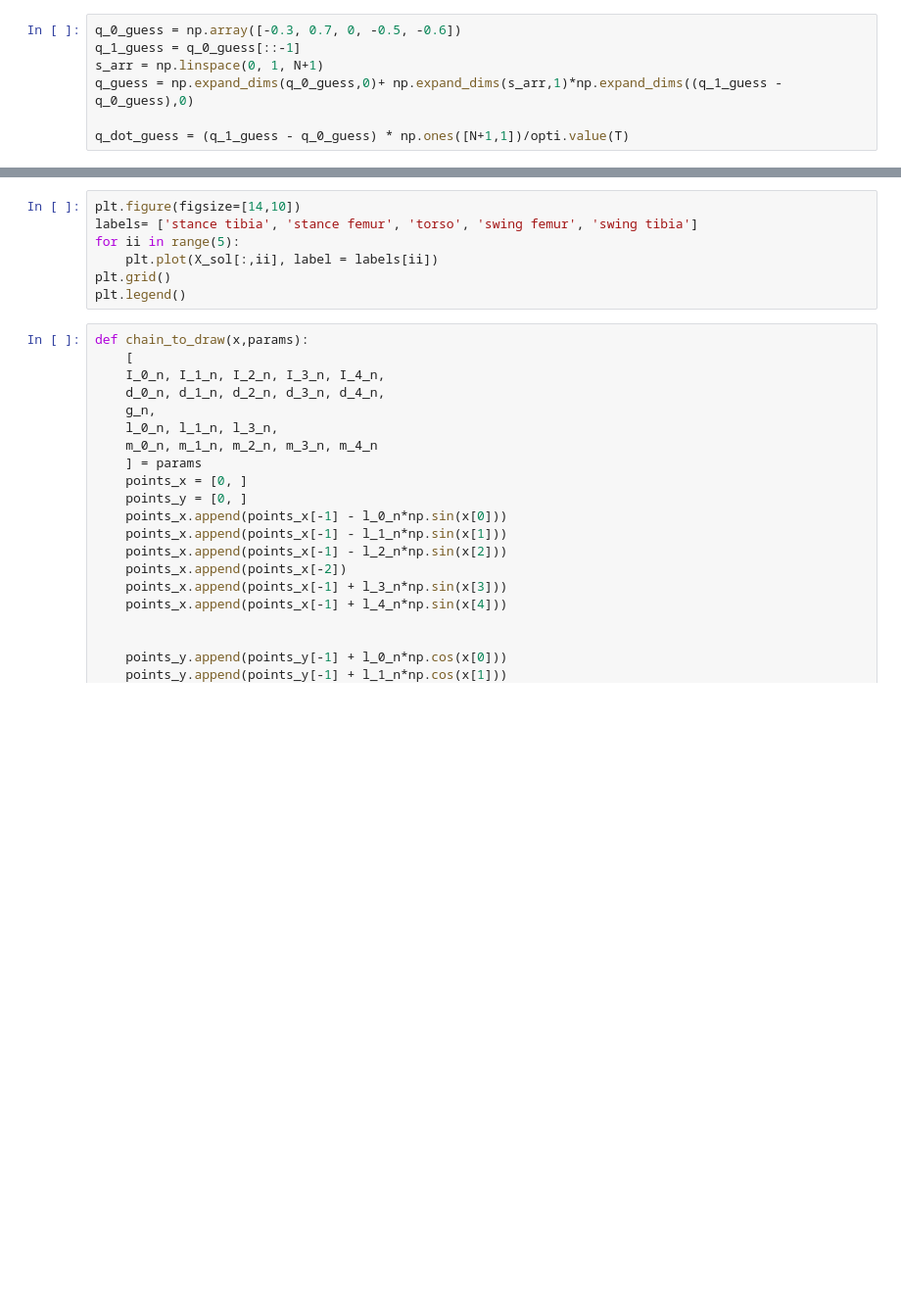
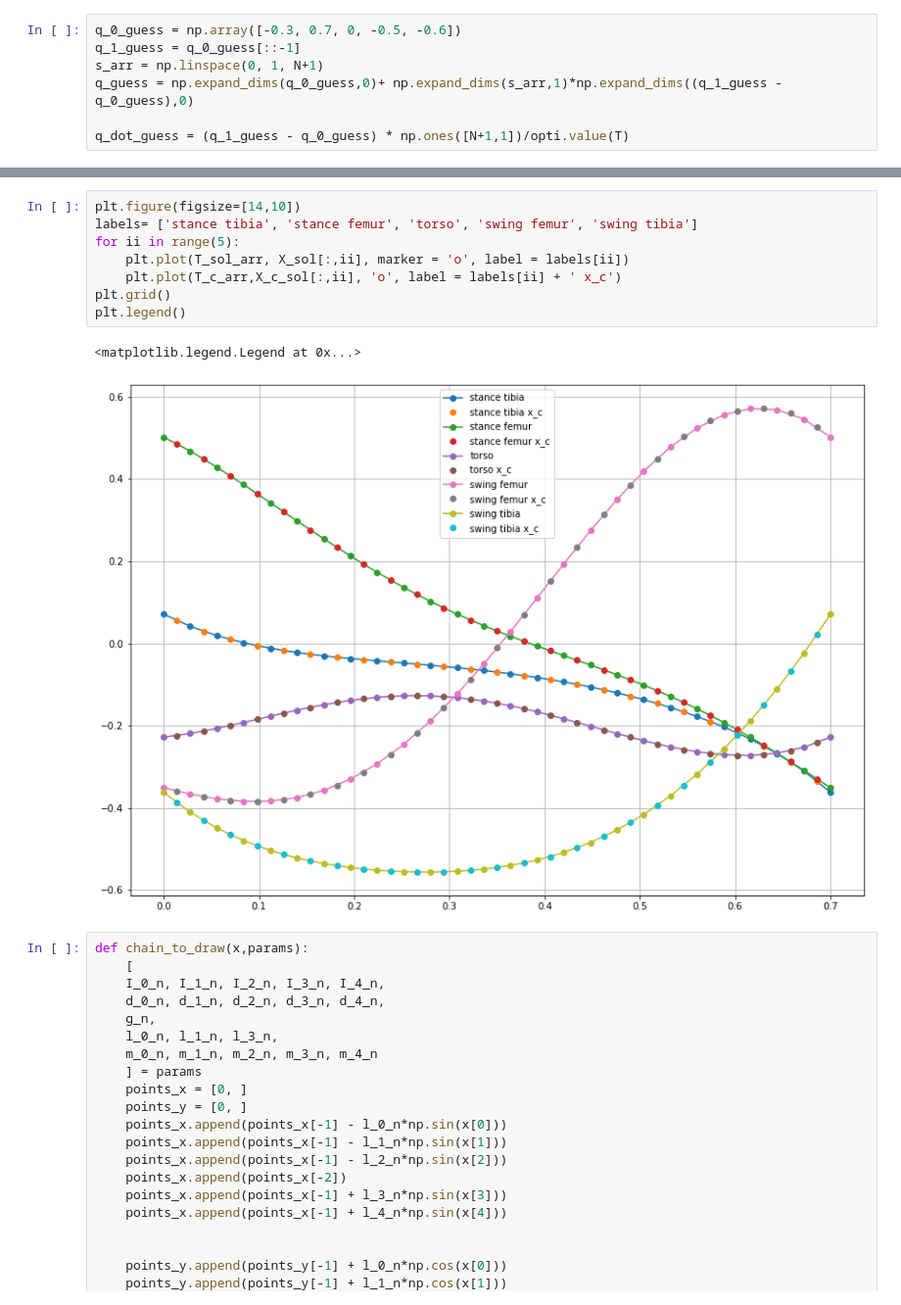
Before and after one commit to AunSiro/Second-Order-Schemes, a Jupyter notebook: Five-Link-Biped.ipynb, the cells around one changed output, grey strips where cells are left out. Shown at 98% size. Drawn from its saved outputs; the diff is of its cells as text; blank space fills up the shorter version.

```diff
--- a/Five-Link-Biped.ipynb
+++ b/Five-Link-Biped.ipynb
@@ -404,10 +541,14 @@ plt.legend()
 # %%
 plt.figure(figsize=[14,10])
 labels= ['stance tibia', 'stance femur', 'torso', 'swing femur', 'swing tibia']
 for ii in range(5):
-    plt.plot(X_sol[:,ii], label = labels[ii])
+    plt.plot(T_sol_arr, X_sol[:,ii], marker = 'o', label = labels[ii])
+    plt.plot(T_c_arr,X_c_sol[:,ii], 'o', label = labels[ii] + ' x_c')
 plt.grid()
 plt.legend()
+# %% [output]
+<matplotlib.legend.Legend at 0x...>
+[figure, added]
 # %%
 def chain_to_draw(x,params):
     [
```
Also changed, not shown: parts of 41 cells of this notebook, 1 other file.
